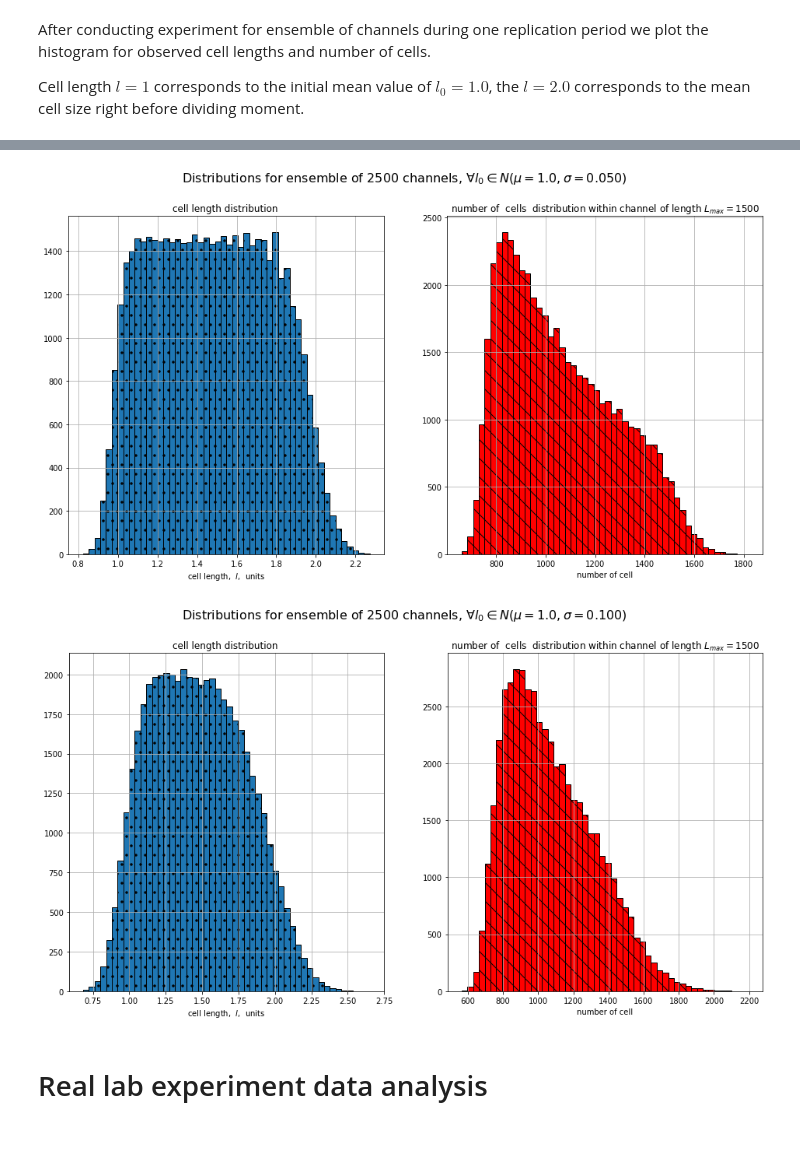
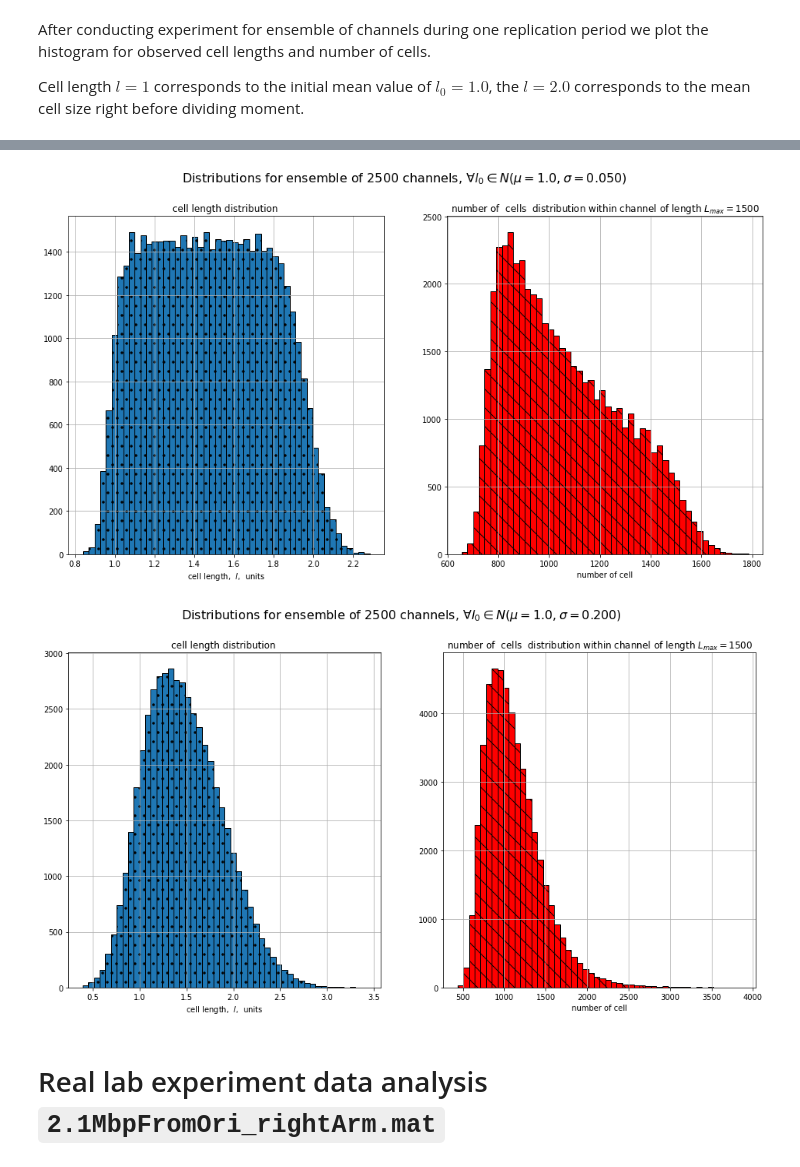
Before and after one commit to raalesir/bacterial_growth, a Jupyter notebook: bacterial_growth.ipynb, the cells around one changed output, grey strips where cells are left out. Saved outputs shown, nothing was run; the diff lists cells and outputs as text; code cells hidden in the pictures; blank space fills up the shorter version.

Commit message:
added analysis

```diff
--- a/bacterial_growth.ipynb
+++ b/bacterial_growth.ipynb
@@ -114,5 +118,5 @@ def plot_hists(n_channels=n_channels, mu=mu, sigma=sigma, L_max=L_max):
 # %%
 plot_hists()
 plot_hists(sigma=0.05)
-plot_hists(sigma=0.1)
+plot_hists(sigma=0.2)
 # %% [output]
@@ -120,4 +124,4 @@ plot_hists(sigma=0.1)
-[figure, old version]
+[figure, new version]
-[figure, old version]
+[figure, new version]
 # %% [markdown]
-# Real lab  experiment data analysis
+# Real lab  experiment data analysis `2.1MbpFromOri_rightArm.mat`
```
Also changed, not shown: parts of 27 cells of this notebook, 1 other file.
